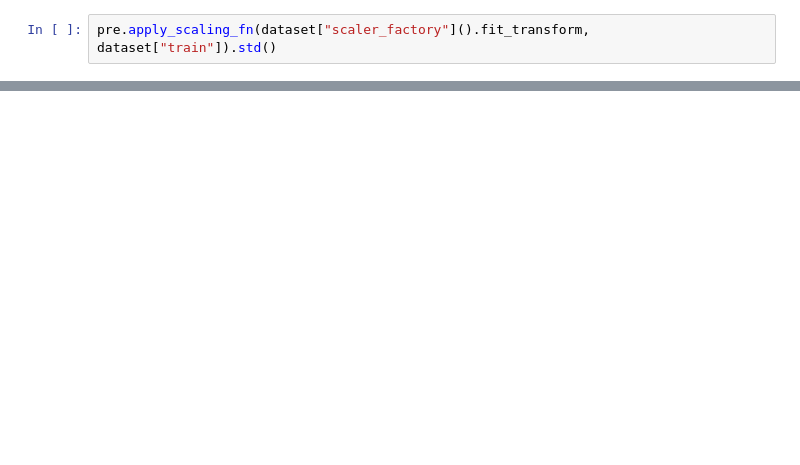
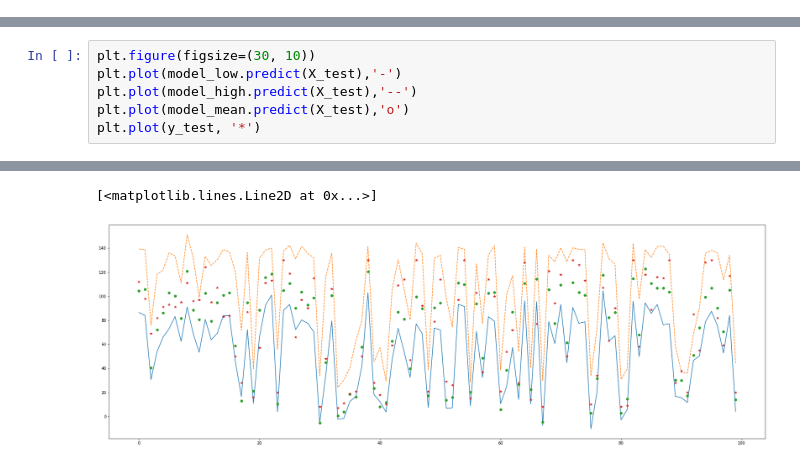
Before and after one commit to alireza-javanmardi/conformal-RUL-intervals, a Jupyter notebook: playground.ipynb, the cells around one changed output, grey strips where cells are left out. Drawn from its saved outputs; the diff is of its cells as text; blank space fills up the shorter version.

```diff
--- a/playground.ipynb
+++ b/playground.ipynb
@@ -273,2 +0,0 @@ TEST_loss : 278.422
-# %%
-pre.apply_scaling_fn(dataset["scaler_factory"]().fit_transform, dataset["train"]).std()
@@ -274,0 +102,7 @@ pre.apply_scaling_fn(dataset["scaler_factory"]().fit_transform, dataset["train"]
+# %%
+plt.figure(figsize=(30, 10))
+plt.plot(model_low.predict(X_test),'-')
+plt.plot(model_high.predict(X_test),'--')
+plt.plot(model_mean.predict(X_test),'o')
+plt.plot(y_test, '*')
+# %% [output]
@@ -274,0 +112,2 @@ pre.apply_scaling_fn(dataset["scaler_factory"]().fit_transform, dataset["train"]
+[<matplotlib.lines.Line2D at 0x...>]
+[figure, added]
```
Also changed, not shown: parts of 76 cells of this notebook, 6 other files.
